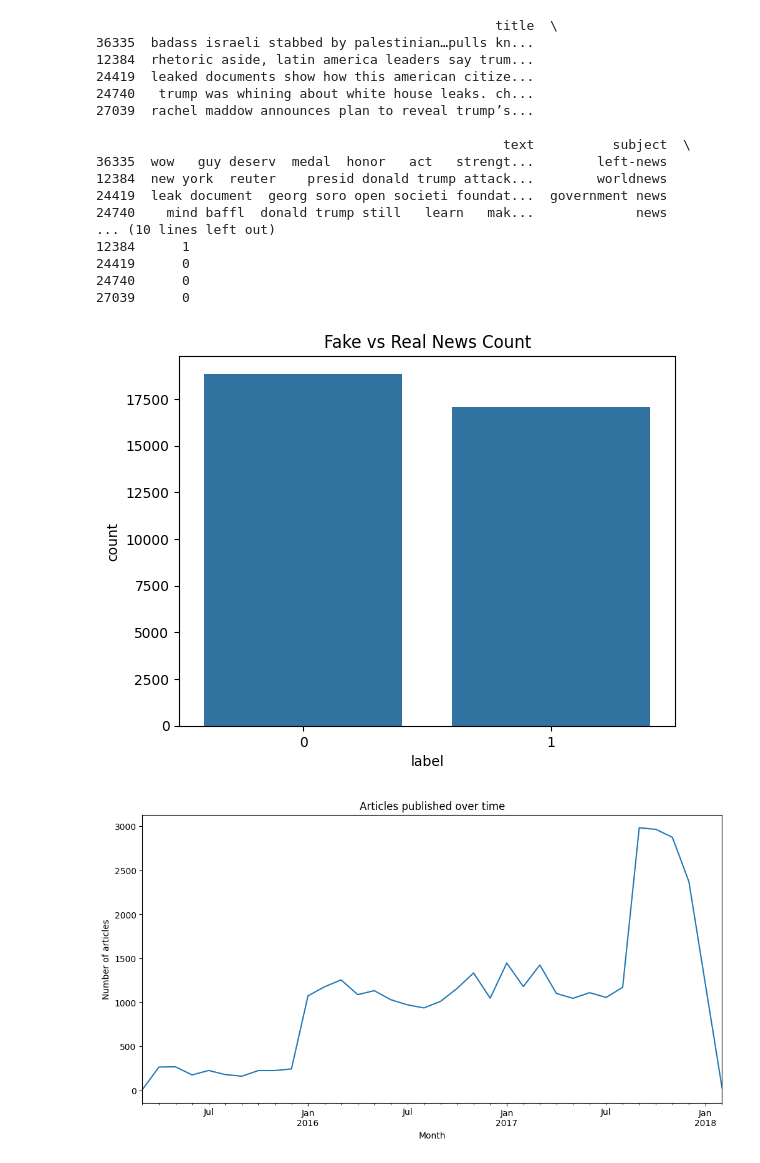
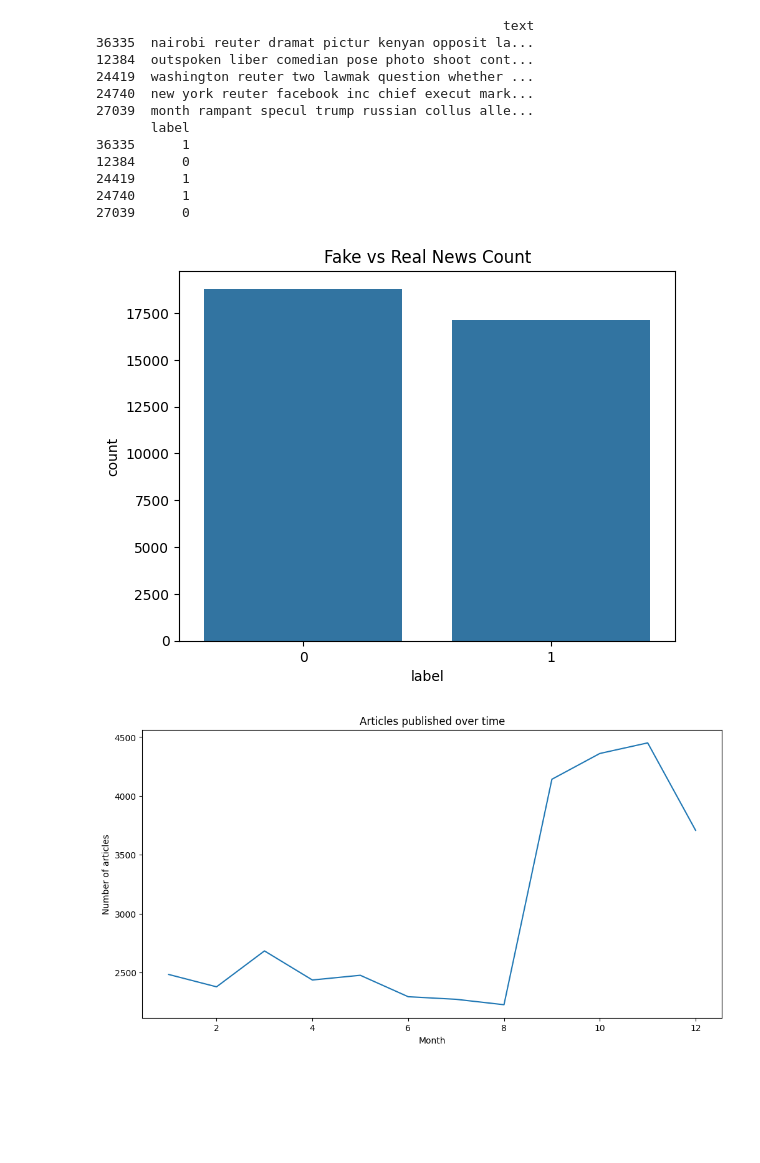
Before and after one commit to ahmadbuilds/fake-news-classifier, a Jupyter notebook: backend/notebooks/modeling.ipynb, the cells around one changed output. Cells and saved outputs as stored; diff of their text form; code cells hidden in the pictures; blank space fills up the shorter version.

```diff
--- a/backend/notebooks/modeling.ipynb
+++ b/backend/notebooks/modeling.ipynb
@@ -1,13 +1,14 @@
 # %%
 import pandas as pd
 import numpy as np
-from sklearn.model_selection import train_test_split
+from sklearn.model_selection import train_test_split,RandomizedSearchCV
 from sklearn.feature_extraction.text import TfidfVectorizer
 from sklearn.pipeline import Pipeline
 from sklearn.compose import ColumnTransformer
 from matplotlib import pyplot as plt
 from sklearn.linear_model import LogisticRegression
 from sklearn.ensemble import RandomForestClassifier
+from sklearn.preprocessing import OneHotEncoder
 import xgboost as xgb
 from sklearn.metrics import classification_report,confusion_matrix,accuracy_score
 import joblib
@@ -20,52 +21,55 @@ from collections import Counter
 x_train=pd.read_csv('../data/processed/x_train.csv',delimiter=',')
 y_train=pd.read_csv('../data/processed/y_train.csv',delimiter=',')
 
+#Removing the date, title and subject columns in order to avoid perfect prediction
+# x_train["day"] = pd.to_datetime(x_train["date"]).dt.day
+# x_train["month"] = pd.to_datetime(x_train["date"]).dt.month
+# x_train["year"] = pd.to_datetime(x_train["date"]).dt.year
+
+#in order to get perfect predection dont drop the subject column
+#and in preprocessing uncomment the subject and date
+x_train=x_train.drop(columns=['date','title','subject'])
+
 #Splitting the data into training and validation sets
 x_train, x_val, y_train, y_val = train_test_split(x_train, y_train, train_size=0.8, random_state=42)
 
 print(x_train.head())
 print(y_train.head())
 # %% [output]
-                                                   title  \
-36335  badass israeli stabbed by palestinian…pulls kn...
-12384  rhetoric aside, latin america leaders say trum...
-24419  leaked documents show how this american citize...
-24740   trump was whining about white house leaks. ch...
-27039  rachel maddow announces plan to reveal trump’s...
-
-                                                    text          subject  \
-36335  wow   guy deserv  medal  honor   act   strengt...        left-news
-12384  new york  reuter    presid donald trump attack...        worldnews
-24419  leak document  georg soro open societi foundat...  government news
-24740    mind baffl  donald trump still   learn   mak...             news
-... (10 lines left out)
-12384      1
-24419      0
-24740      0
+                                                    text
+36335  nairobi reuter dramat pictur kenyan opposit la...
+12384  outspoken liber comedian pose photo shoot cont...
+24419  washington reuter two lawmak question whether ...
+24740  new york reuter facebook inc chief execut mark...
+27039  month rampant specul trump russian collus alle...
+       label
+36335      1
+12384      0
+24419      1
+24740      1
 27039      0
 # %%
 #Visualizing the distribution of labels in the training set
 sns.countplot(x='label', data=y_train)
 plt.title("Fake vs Real News Count")
 plt.show()
 
 
 #Visualizing the number of articles published over time
-x_train['date'] = pd.to_datetime(x_train['date'], errors="coerce")
-x_train.groupby(x_train['date'].dt.to_period("M")).size().plot(kind="line", figsize=(12,6))
+x_train.groupby(x_train['month']).size().plot(kind="line", figsize=(12,6))
 
 plt.title("Articles published over time")
 plt.xlabel("Month")
 plt.ylabel("Number of articles")
 plt.show()
 
 #Visualizing the distribution of subjects in the training set
 x_train['subject'].value_counts().plot(kind="bar", figsize=(8,5))
 plt.title("Number of articles per subject")
 plt.xlabel("Subject")
 plt.ylabel("Count")
 plt.show()
 # %% [output]
 [figure]
-[figure, old version]
+[figure, new version]
 [figure]
```
Also changed, not shown: parts of 3 cells of this notebook.
